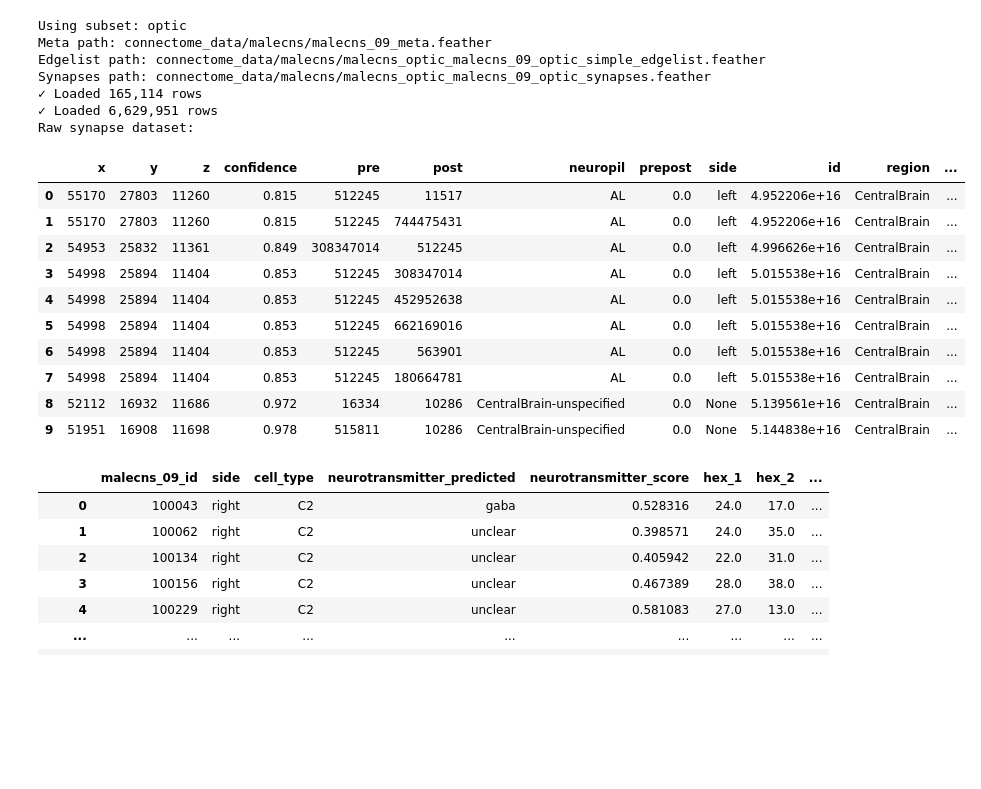
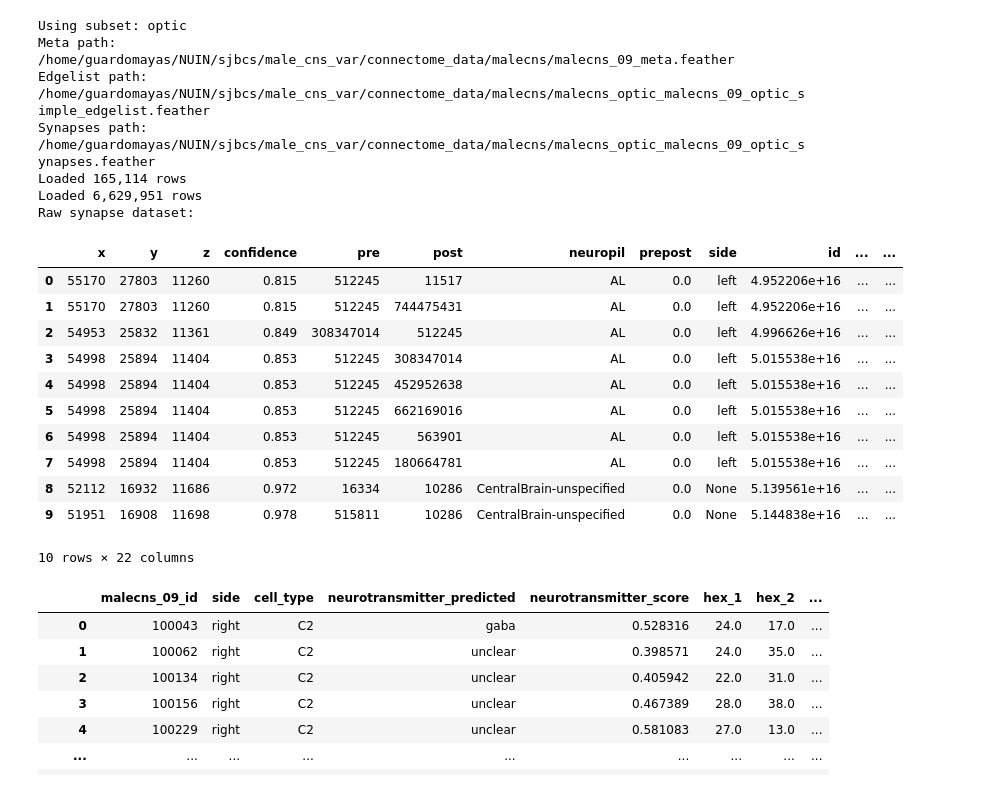
Before and after one commit to Fitzgerald-Lab-NU/connectome_analysis, a Jupyter notebook: optic_col_connectome/ct1_edgelist_full.ipynb, the cells around one changed output. Cells and saved outputs as stored; diff of their text form; code cells hidden in the pictures; blank space fills up the shorter version.

```diff
--- a/ct1_edgelist_full.ipynb
+++ b/optic_col_connectome/ct1_edgelist_full.ipynb
@@ -17,7 +15,8 @@ pd.set_option('display.max_rows', 200)
 ### LOAD DATA
 DATASET = "malecns_09"
 SUBSET_NAME = "optic"
-DATA_PATH = "connectome_data"
+DATA_PATH = (Path.cwd().parent/"connectome_data")
+
 pin_data  = 'pin_data'
 out_dir = Path("connectome_data/processed")
 
@@ -41,7 +40,7 @@ else:
     synapses_path = construct_path(DATA_PATH, DATASET, "synapses")
     print("Using full dataset")
 
-meta_path = construct_path(DATA_PATH, DATASET, "meta")
+meta_path = construct_path(str(DATA_PATH), DATASET, "meta")
 print(f"Meta path: {meta_path}")
 print(f"Edgelist path: {edgelist_path}")
 print(f"Synapses path: {synapses_path}")
@@ -63,49 +62,50 @@ print(f"Synapses path: {synapses_path}")
 # A biologically more relevant coordinate system uses the center of the eye as the origin
 # of the P and Q coordinate system. We define the hex1 hex2 coordintes [18 19] as our origin for P Q.
 
 # The H and V-axis use the same origin with V representing the virtual hex3.
 # The H axis is somewhat parallel to the perceived horizon.
 
 LO = pd.read_csv(pin_data_path + "pin_data/LO_pindata.csv")
 LOP = pd.read_csv(pin_data_path + "pin_data/LOP_pindata.csv")
 ME = pd.read_csv(pin_data_path + "pin_data/ME_pindata.csv")
 ## Load nodes, edges and raw synapse data (Needed for CT1)
 meta = read_feather_gcs(meta_path, gcs_fs=None)
 meta["malecns_09_id"] = meta["malecns_09_id"].astype("int64")
 
 nodes_df = meta.query("region == 'optic_lobe'").copy().reset_index(drop=True)
 cols_to_keep= ['malecns_09_id', 'side', 'cell_type','neurotransmitter_predicted', 'neurotransmitter_score',
                 'hex_1', 'hex_2',
                 ]
 nodes_df.rename(columns={"optic_lobe_hex_1": "hex_1",
                                "optic_lobe_hex_2": "hex_2"
                                }, inplace=True)
 nodes_df = nodes_df[cols_to_keep].reset_index(drop=True)
 # nodes_df = nodes_df.query('side == "right"').copy().reset_index(drop=True) #Only right side of the brain, to match the pin data
 
 edgelist = read_feather_gcs(edgelist_path, gcs_fs=None)
 dataset = ds.dataset(synapses_path, format="ipc")
 print("Raw synapse dataset:")
 dataset.head(10).to_pandas() #For some reason prepost is only 0. prepost	Link type (0 = presynapse, 1 = postsynapse)
 # %% [output]
 Using subset: optic
-Meta path: connectome_data/malecns/malecns_09_meta.feather
-Edgelist path: connectome_data/malecns/malecns_optic_malecns_09_optic_simple_edgelist.feather
-Synapses path: connectome_data/malecns/malecns_optic_malecns_09_optic_synapses.feather
-✓ Loaded 165,114 rows
-✓ Loaded 6,629,951 rows
+Meta path: /home/guardomayas/NUIN/sjbcs/male_cns_var/connectome_data/malecns/malecns_09_meta.feather
+Edgelist path: /home/guardomayas/NUIN/sjbcs/male_cns_var/connectome_data/malecns/malecns_optic_malecns_09_optic_simple_edgelist.feather
+Synapses path: /home/guardomayas/NUIN/sjbcs/male_cns_var/connectome_data/malecns/malecns_optic_malecns_09_optic_synapses.feather
+Loaded 165,114 rows
+Loaded 6,629,951 rows
 Raw synapse dataset:
-|  | x | y | z | confidence | pre | post | neuropil | prepost | side | id | region | ... |
-| 0 | 55170 | 27803 | 11260 | 0.815 | 512245 | 11517 | AL | 0.0 | left | 4.952206e+16 | CentralBrain | ... |
-| 1 | 55170 | 27803 | 11260 | 0.815 | 512245 | 744475431 | AL | 0.0 | left | 4.952206e+16 | CentralBrain | ... |
-| 2 | 54953 | 25832 | 11361 | 0.849 | 308347014 | 512245 | AL | 0.0 | left | 4.996626e+16 | CentralBrain | ... |
-| 3 | 54998 | 25894 | 11404 | 0.853 | 512245 | 308347014 | AL | 0.0 | left | 5.015538e+16 | CentralBrain | ... |
-| 4 | 54998 | 25894 | 11404 | 0.853 | 512245 | 452952638 | AL | 0.0 | left | 5.015538e+16 | CentralBrain | ... |
-| 5 | 54998 | 25894 | 11404 | 0.853 | 512245 | 662169016 | AL | 0.0 | left | 5.015538e+16 | CentralBrain | ... |
-| 6 | 54998 | 25894 | 11404 | 0.853 | 512245 | 563901 | AL | 0.0 | left | 5.015538e+16 | CentralBrain | ... |
-| 7 | 54998 | 25894 | 11404 | 0.853 | 512245 | 180664781 | AL | 0.0 | left | 5.015538e+16 | CentralBrain | ... |
-| 8 | 52112 | 16932 | 11686 | 0.972 | 16334 | 10286 | CentralBrain-unspecified | 0.0 | None | 5.139561e+16 | CentralBrain | ... |
-| 9 | 51951 | 16908 | 11698 | 0.978 | 515811 | 10286 | CentralBrain-unspecified | 0.0 | None | 5.144838e+16 | CentralBrain | ... |
+|  | x | y | z | confidence | pre | post | neuropil | prepost | side | id | ... | ... |
+| 0 | 55170 | 27803 | 11260 | 0.815 | 512245 | 11517 | AL | 0.0 | left | 4.952206e+16 | ... | ... |
+| 1 | 55170 | 27803 | 11260 | 0.815 | 512245 | 744475431 | AL | 0.0 | left | 4.952206e+16 | ... | ... |
+| 2 | 54953 | 25832 | 11361 | 0.849 | 308347014 | 512245 | AL | 0.0 | left | 4.996626e+16 | ... | ... |
+| 3 | 54998 | 25894 | 11404 | 0.853 | 512245 | 308347014 | AL | 0.0 | left | 5.015538e+16 | ... | ... |
+| 4 | 54998 | 25894 | 11404 | 0.853 | 512245 | 452952638 | AL | 0.0 | left | 5.015538e+16 | ... | ... |
+| 5 | 54998 | 25894 | 11404 | 0.853 | 512245 | 662169016 | AL | 0.0 | left | 5.015538e+16 | ... | ... |
+| 6 | 54998 | 25894 | 11404 | 0.853 | 512245 | 563901 | AL | 0.0 | left | 5.015538e+16 | ... | ... |
+| 7 | 54998 | 25894 | 11404 | 0.853 | 512245 | 180664781 | AL | 0.0 | left | 5.015538e+16 | ... | ... |
+| 8 | 52112 | 16932 | 11686 | 0.972 | 16334 | 10286 | CentralBrain-unspecified | 0.0 | None | 5.139561e+16 | ... | ... |
+| 9 | 51951 | 16908 | 11698 | 0.978 | 515811 | 10286 | CentralBrain-unspecified | 0.0 | None | 5.144838e+16 | ... | ... |
+10 rows × 22 columns
 # %%
 ## Add p q coordinates
 nodes_df["hex_1"] = pd.to_numeric(
```
Also changed, not shown: parts of 1 cell of this notebook, 6 other files.
